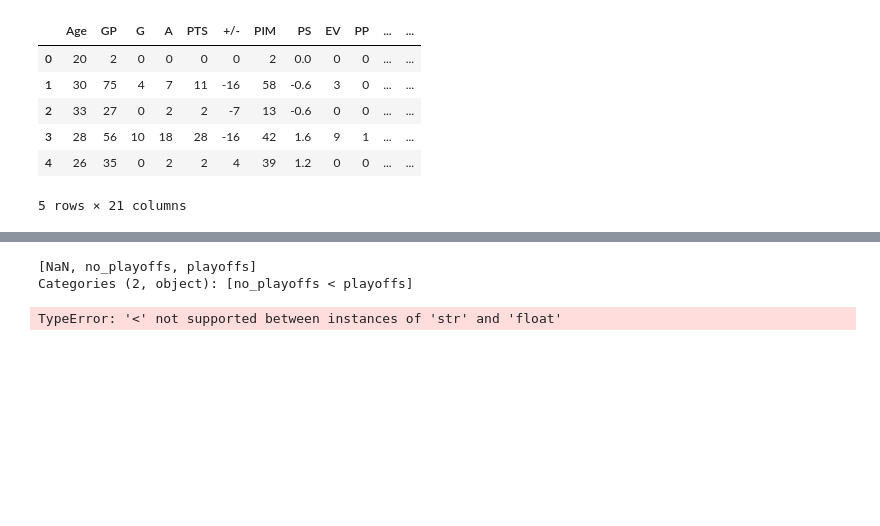
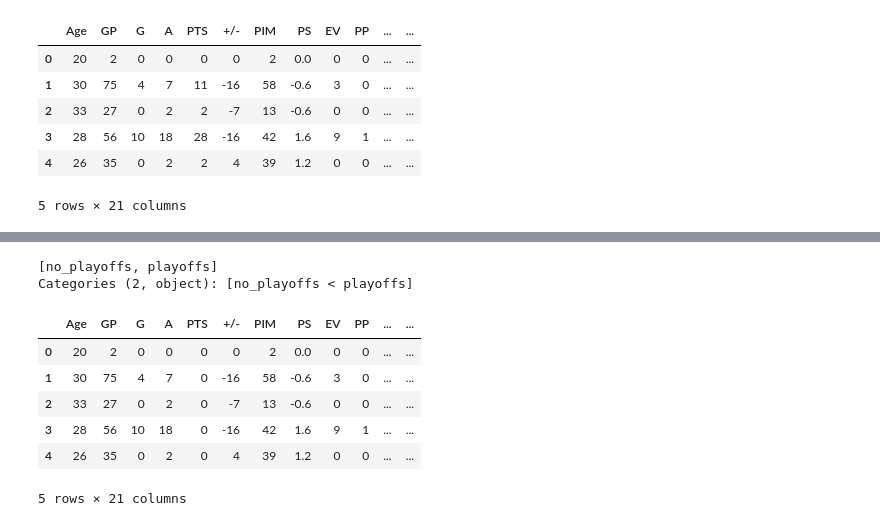
Before and after one commit to knwright/Hard_Refresh, a Jupyter notebook: NHL_Player_ML.ipynb, the cells around one changed output, grey strips where cells are left out. Cells and saved outputs as stored; diff of their text form; code cells hidden in the pictures; blank space fills up the shorter version.

```diff
--- a/NHL_Player_ML.ipynb
+++ b/NHL_Player_ML.ipynb
@@ -68,15 +62,22 @@ dtype: float64
 # %%
 # Preprocessing the data
-bins = (0, 34.5, 113)
+bins = (-1, 34.5, 113)
 group_names = ['no_playoffs', 'playoffs']
 cleandf['PTS'] = pd.cut(cleandf['PTS'], bins = bins, labels = group_names)
 cleandf['PTS'].unique()
 # %% [output]
-[NaN, no_playoffs, playoffs]
+[no_playoffs, playoffs]
 Categories (2, object): [no_playoffs < playoffs]
 # %%
 label_quality = LabelEncoder()
 # %%
 cleandf['PTS'] = label_quality.fit_transform(cleandf['PTS'])
+cleandf.head(5)
 # %% [output]
+|  | Age | GP | G | A | PTS | +/- | PIM | PS | EV | PP | ... | ... |
+| 0 | 20 | 2 | 0 | 0 | 0 | 0 | 2 | 0.0 | 0 | 0 | ... | ... |
+| 1 | 30 | 75 | 4 | 7 | 0 | -16 | 58 | -0.6 | 3 | 0 | ... | ... |
+| 2 | 33 | 27 | 0 | 2 | 0 | -7 | 13 | -0.6 | 0 | 0 | ... | ... |
+| 3 | 28 | 56 | 10 | 18 | 0 | -16 | 42 | 1.6 | 9 | 1 | ... | ... |
+| 4 | 26 | 35 | 0 | 2 | 0 | 4 | 39 | 1.2 | 0 | 0 | ... | ... |
-TypeError: '<' not supported between instances of 'str' and 'float'
+5 rows × 21 columns
```
Also changed, not shown: parts of 35 cells of this notebook.
